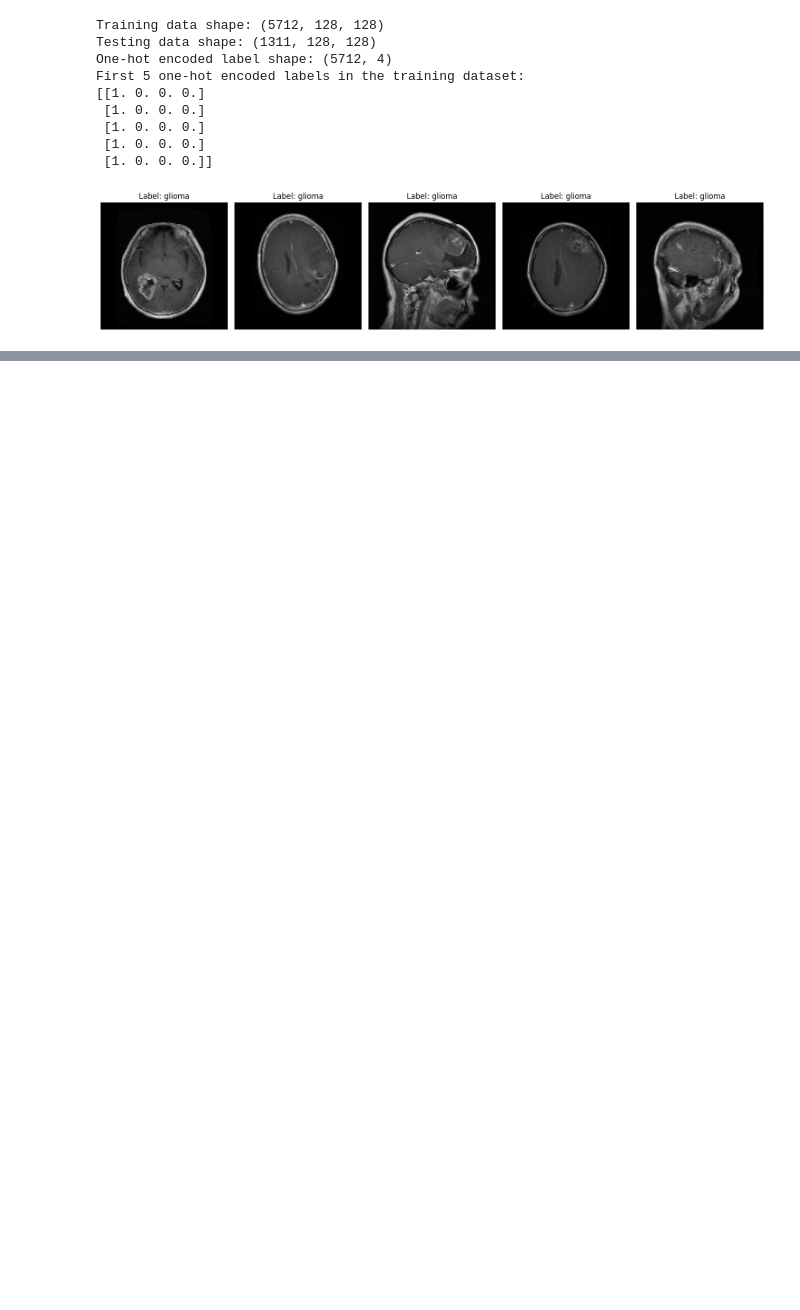
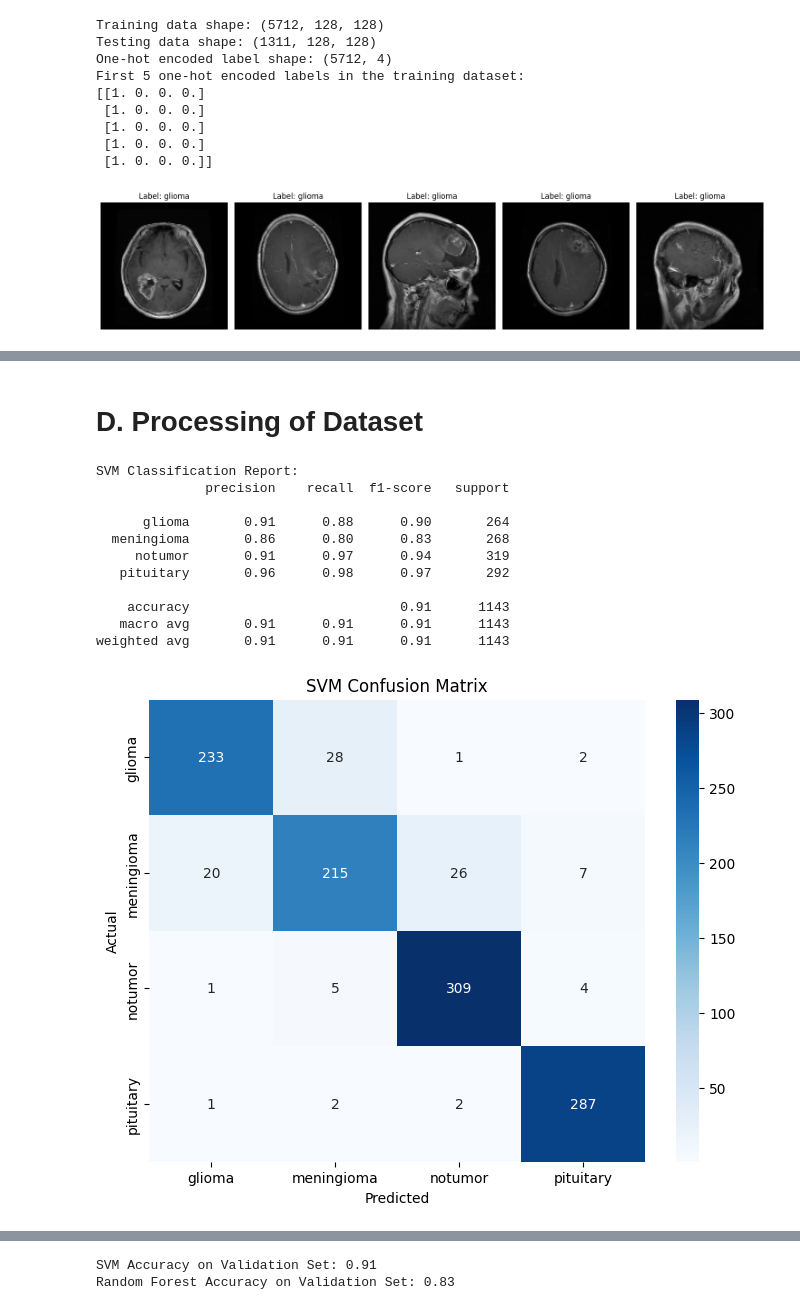
Before and after one commit to nickyim/DataSphere-ML, a Jupyter notebook: notebooks/DataSphere_Dataset2.ipynb, the cells around one changed output, grey strips where cells are left out. Cells and saved outputs as stored; diff of their text form; code cells hidden in the pictures; blank space fills up the shorter version.

```diff
--- a/notebooks/DataSphere_Dataset2.ipynb
+++ b/notebooks/DataSphere_Dataset2.ipynb
@@ -310,0 +334,78 @@ To reduce the dimensionality of the dataset, Principal Component Analysis (PCA)
+# %% [markdown]
+# **D. Processing of Dataset**
+# %%
+from sklearn.svm import SVC
+from sklearn.ensemble import RandomForestClassifier
+from sklearn.model_selection import train_test_split, GridSearchCV, cross_val_score
+from sklearn.metrics import accuracy_score, classification_report, confusion_matrix
+import seaborn as sns
+
+# Split PCA-reduced training data into training and validation sets
+X_train_split, X_val_split, y_train_split, y_val_split = train_test_split(
+    X_train_pca, y_train, test_size=0.2, random_state=42, stratify=y_train
+)
+
+# Function to plot confusion matrices
+def plot_confusion_matrix(y_true, y_pred, title):
+    cm = confusion_matrix(y_true, y_pred)
+    plt.figure(figsize=(8, 6))
+    sns.heatmap(cm, annot=True, fmt="d", cmap="Blues", xticklabels=CLASSES, yticklabels=CLASSES)
+    plt.title(title)
+    plt.xlabel("Predicted")
+    plt.ylabel("Actual")
+    plt.show()
+
+# SVM Classifier with Grid Search
+svm_params = {
+    'C': [0.1, 1, 10],
+    'kernel': ['linear', 'rbf'],
+    'gamma': ['scale', 'auto']
+}
+svm = SVC()
+svm_grid = GridSearchCV(svm, svm_params, cv=5, scoring='accuracy', n_jobs=-1)
+svm_grid.fit(X_train_split, y_train_split)
+best_svm = svm_grid.best_estimator_
+
+# Predict with SVM
+y_val_pred_svm = best_svm.predict(X_val_split)
+accuracy_svm = accuracy_score(y_val_split, y_val_pred_svm)
+
+print("SVM Classification Report:")
+print(classification_report(y_val_split, y_val_pred_svm, target_names=CLASSES))
+plot_confusion_matrix(y_val_split, y_val_pred_svm, "SVM Confusion Matrix")
+
+# Random Forest Classifier with Grid Search
+rf_params = {
+    'n_estimators': [50, 100, 200],
+    'max_depth': [10, 20, None],
+    'min_samples_split': [2, 5]
+}
+rf = RandomForestClassifier(random_state=42)
+rf_grid = GridSearchCV(rf, rf_params, cv=5, scoring='accuracy', n_jobs=-1)
+rf_grid.fit(X_train_split, y_train_split)
+best_rf = rf_grid.best_estimator_
+
+# Predict with Random Forest
+y_val_pred_rf = best_rf.predict(X_val_split)
+accuracy_rf = accuracy_score(y_val_split, y_val_pred_rf)
+
+print("Random Forest Classification Report:")
+print(classification_report(y_val_split, y_val_pred_rf, target_names=CLASSES))
+plot_confusion_matrix(y_val_split, y_val_pred_rf, "Random Forest Confusion Matrix")
+
+# Compare accuracies
+print(f"SVM Accuracy on Validation Set: {accuracy_svm:.2f}")
+print(f"Random Forest Accuracy on Validation Set: {accuracy_rf:.2f}")
+# %% [output]
+SVM Classification Report:
+              precision    recall  f1-score   support
+
+      glioma       0.91      0.88      0.90       264
+  meningioma       0.86      0.80      0.83       268
+     notumor       0.91      0.97      0.94       319
+   pituitary       0.96      0.98      0.97       292
+
+    accuracy                           0.91      1143
+   macro avg       0.91      0.91      0.91      1143
+weighted avg       0.91      0.91      0.91      1143
+[figure, added]
@@ -310,0 +424,2 @@ To reduce the dimensionality of the dataset, Principal Component Analysis (PCA)
+SVM Accuracy on Validation Set: 0.91
+Random Forest Accuracy on Validation Set: 0.83
```
Also changed, not shown: parts of 17 cells of this notebook.
